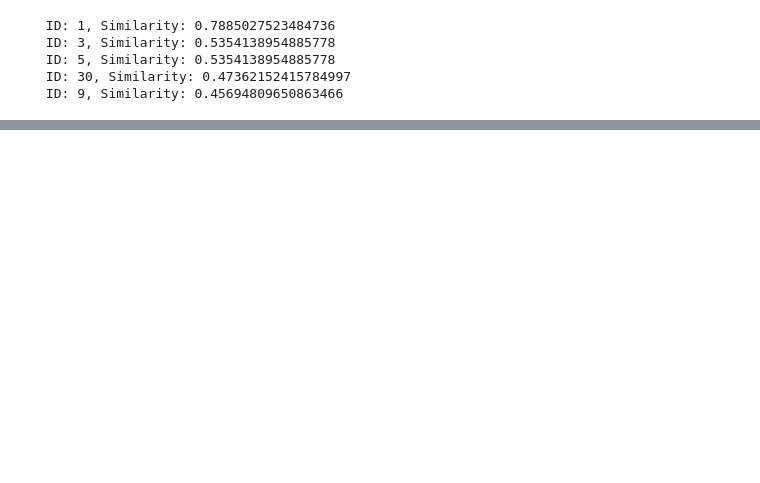
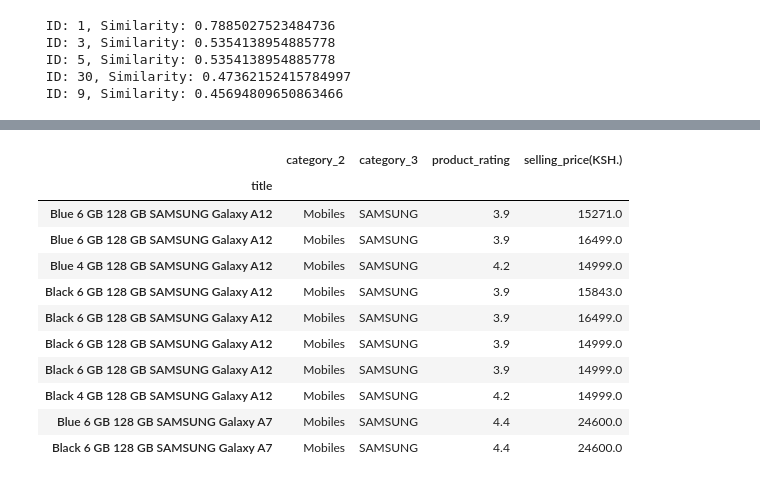
Before and after one commit to franchiseBoyz/Ecommerce-Recommender-System, a Jupyter notebook: notebook.ipynb, the cells around one changed output, grey strips where cells are left out. Saved outputs shown, nothing was run; the diff lists cells and outputs as text; code cells hidden in the pictures; blank space fills up the shorter version.

Commit message:
itemize the recommender

```diff
--- a/notebook.ipynb
+++ b/notebook.ipynb
@@ -1646,0 +1681,3 @@ for id, similarity in recommendations:
+# %%
+# Calculate similarity matrix
+cosine_sim2 = cosine_similarity(tfidfv_matrix2, tfidfv_matrix2)
@@ -1646,0 +1686,4 @@ for id, similarity in recommendations:
+# %%
+# Create a Pandas Series to map movie titles to their indices
+indices = pd.Series(data = list(merged_df.index), index = merged_df['title'])
+indices
@@ -1646,0 +1704,47 @@ for id, similarity in recommendations:
+# %%
+# this is a function to recomend item
+def recommend_item(title, cosine_similarity, cosine_sim2, merged_df):
+    # Create a dictionary to map item name to their indices
+    indices = {title: index for index, category_2 in enumerate(merged_df['title'])}
+
+    # Get the index of the item that matches the title
+    idx = indices[title]
+
+    # Get the pairwise similarity scores of all items with that title
+    sim_scores = list(enumerate((np.dot(cosine_sim2[idx], cosine_similarities))))
+
+    # Sort the item based on the similarity scores
+    sim_scores.sort(key=lambda x: x[1], reverse=True)
+
+    # Get the scores of the 10 most similar names
+    sim_scores = sim_scores[1:11]
+
+    # Get the names indices
+    indices = [x for x, _ in sim_scores]
+
+    # Return the top 10 most similar item names
+    recommended_item = merged_df.set_index(merged_df['title']).iloc[indices][
+            [
+                'category_2',
+                'category_3',
+                'product_rating',
+                'selling_price(KSH.)'
+            ]
+        ]
+
+    return recommended_item
+# %%
+recommend_item("title", cosine_similarities, cosine_sim2, merged_df)
+# %% [output]
+|  | category_2 | category_3 | product_rating | selling_price(KSH.) |
+| title |  |  |  |  |
+| Blue 6 GB 128 GB SAMSUNG Galaxy A12 | Mobiles | SAMSUNG | 3.9 | 15271.0 |
+| Blue 6 GB 128 GB SAMSUNG Galaxy A12 | Mobiles | SAMSUNG | 3.9 | 16499.0 |
+| Blue 4 GB 128 GB SAMSUNG Galaxy A12 | Mobiles | SAMSUNG | 4.2 | 14999.0 |
+| Black 6 GB 128 GB SAMSUNG Galaxy A12 | Mobiles | SAMSUNG | 3.9 | 15843.0 |
+| Black 6 GB 128 GB SAMSUNG Galaxy A12 | Mobiles | SAMSUNG | 3.9 | 16499.0 |
+| Black 6 GB 128 GB SAMSUNG Galaxy A12 | Mobiles | SAMSUNG | 3.9 | 14999.0 |
+| Black 6 GB 128 GB SAMSUNG Galaxy A12 | Mobiles | SAMSUNG | 3.9 | 14999.0 |
+| Black 4 GB 128 GB SAMSUNG Galaxy A12 | Mobiles | SAMSUNG | 4.2 | 14999.0 |
+| Blue 6 GB 128 GB SAMSUNG Galaxy A7 | Mobiles | SAMSUNG | 4.4 | 24600.0 |
+| Black 6 GB 128 GB SAMSUNG Galaxy A7 | Mobiles | SAMSUNG | 4.4 | 24600.0 |
```
Also changed, not shown: parts of 7 cells of this notebook.
